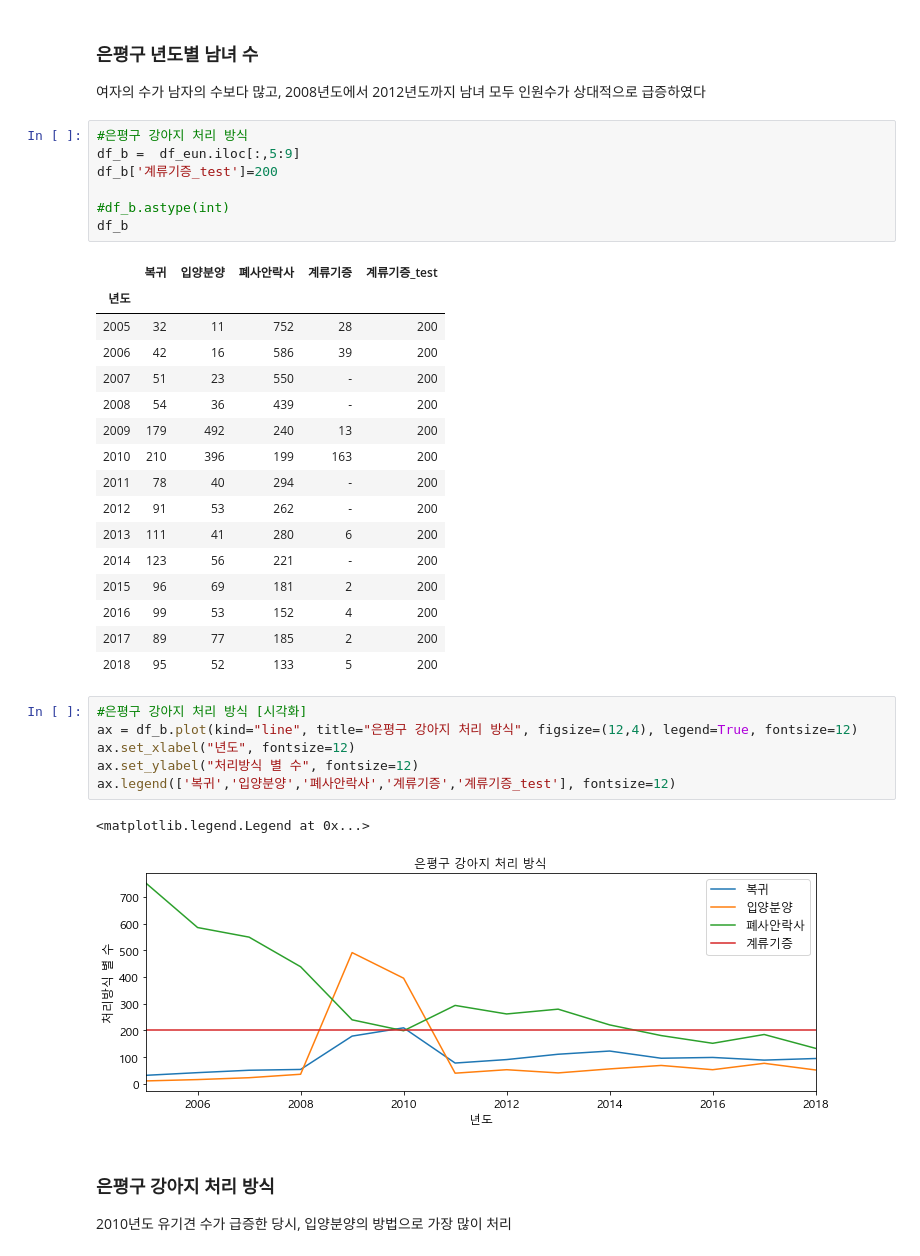
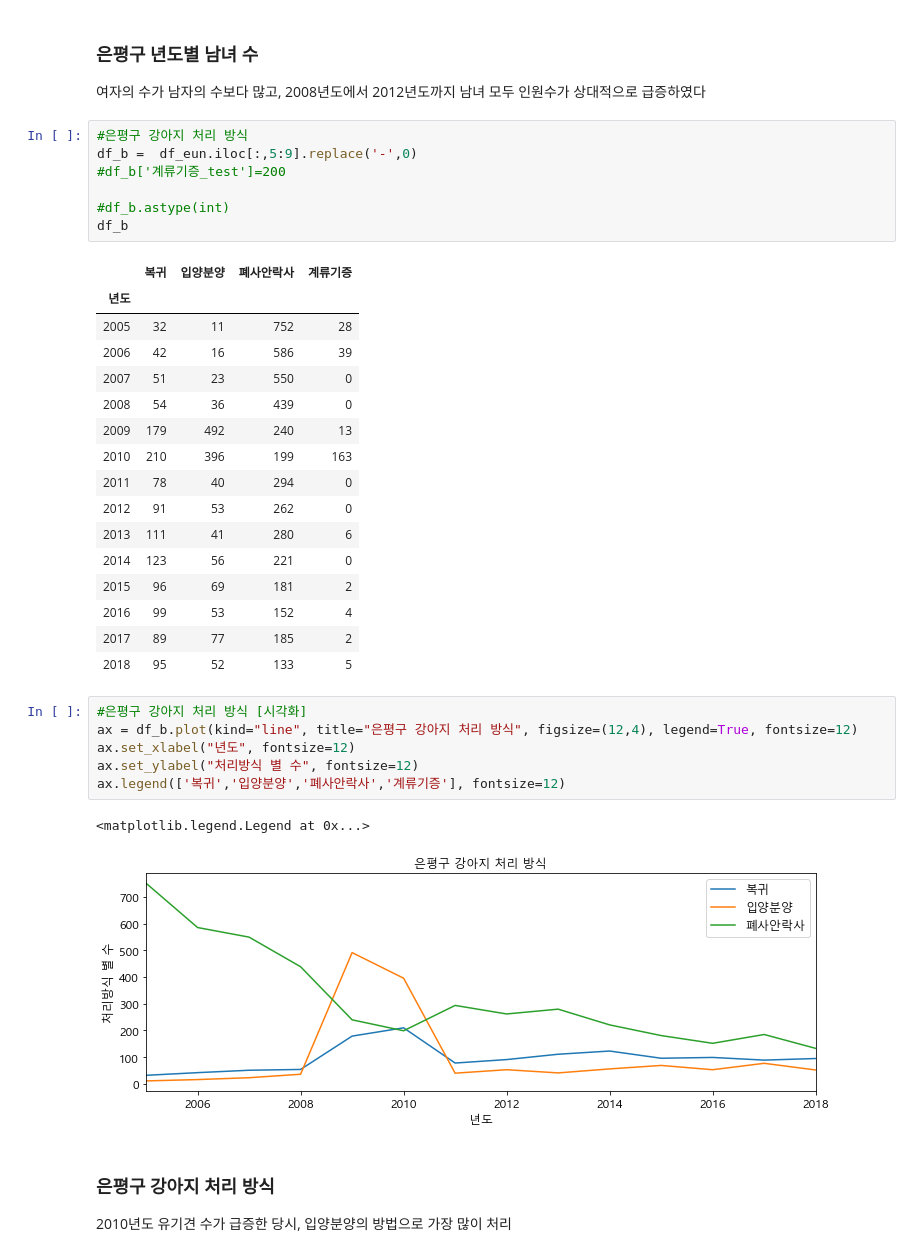
Before and after one commit to Kohayoung/shelter_dog, a Jupyter notebook: 1216_은평구 시각화.ipynb, the cells around one changed output. Cells and saved outputs as stored; diff of their text form.

```diff
--- a/1216_은평구 시각화.ipynb
+++ b/1216_은평구 시각화.ipynb
@@ -89,37 +89,37 @@ ax.legend(['남자 수', '여자 수'], fontsize=12)
 여자의 수가 남자의 수보다 많고, 2008년도에서 2012년도까지 남녀 모두 인원수가 상대적으로 급증하였다
 # %%
 #은평구 강아지 처리 방식
-df_b =  df_eun.iloc[:,5:9]
-df_b['계류기증_test']=200
+df_b =  df_eun.iloc[:,5:9].replace('-',0)
+#df_b['계류기증_test']=200
 
 #df_b.astype(int)
 df_b
 # %% [output]
-|  | 복귀 | 입양분양 | 폐사안락사 | 계류기증 | 계류기증_test |
-| 년도 |  |  |  |  |  |
-| 2005 | 32 | 11 | 752 | 28 | 200 |
-| 2006 | 42 | 16 | 586 | 39 | 200 |
-| 2007 | 51 | 23 | 550 | - | 200 |
-| 2008 | 54 | 36 | 439 | - | 200 |
-| 2009 | 179 | 492 | 240 | 13 | 200 |
-| 2010 | 210 | 396 | 199 | 163 | 200 |
-| 2011 | 78 | 40 | 294 | - | 200 |
-| 2012 | 91 | 53 | 262 | - | 200 |
-| 2013 | 111 | 41 | 280 | 6 | 200 |
-| 2014 | 123 | 56 | 221 | - | 200 |
-| 2015 | 96 | 69 | 181 | 2 | 200 |
-| 2016 | 99 | 53 | 152 | 4 | 200 |
-| 2017 | 89 | 77 | 185 | 2 | 200 |
-| 2018 | 95 | 52 | 133 | 5 | 200 |
+|  | 복귀 | 입양분양 | 폐사안락사 | 계류기증 |
+| 년도 |  |  |  |  |
+| 2005 | 32 | 11 | 752 | 28 |
+| 2006 | 42 | 16 | 586 | 39 |
+| 2007 | 51 | 23 | 550 | 0 |
+| 2008 | 54 | 36 | 439 | 0 |
+| 2009 | 179 | 492 | 240 | 13 |
+| 2010 | 210 | 396 | 199 | 163 |
+| 2011 | 78 | 40 | 294 | 0 |
+| 2012 | 91 | 53 | 262 | 0 |
+| 2013 | 111 | 41 | 280 | 6 |
+| 2014 | 123 | 56 | 221 | 0 |
+| 2015 | 96 | 69 | 181 | 2 |
+| 2016 | 99 | 53 | 152 | 4 |
+| 2017 | 89 | 77 | 185 | 2 |
+| 2018 | 95 | 52 | 133 | 5 |
 # %%
 #은평구 강아지 처리 방식 [시각화]
 ax = df_b.plot(kind="line", title="은평구 강아지 처리 방식", figsize=(12,4), legend=True, fontsize=12)
 ax.set_xlabel("년도", fontsize=12)
 ax.set_ylabel("처리방식 별 수", fontsize=12)
-ax.legend(['복귀','입양분양','폐사안락사','계류기증','계류기증_test'], fontsize=12)
+ax.legend(['복귀','입양분양','폐사안락사','계류기증'], fontsize=12)
 # %% [output]
 <matplotlib.legend.Legend at 0x...>
-[figure, old version]
+[figure, new version]
 # %% [markdown]
 ### 은평구 강아지 처리 방식
 2010년도 유기견 수가 급증한 당시, 입양분양의 방법으로 가장 많이 처리
```
Also changed, not shown: parts of 2 cells of this notebook, 3 other files.
